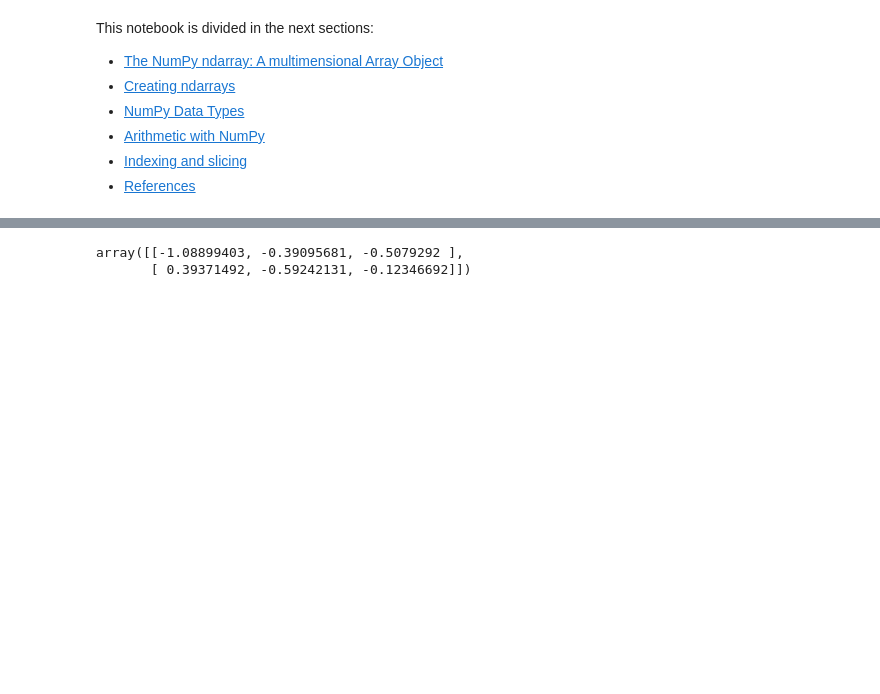
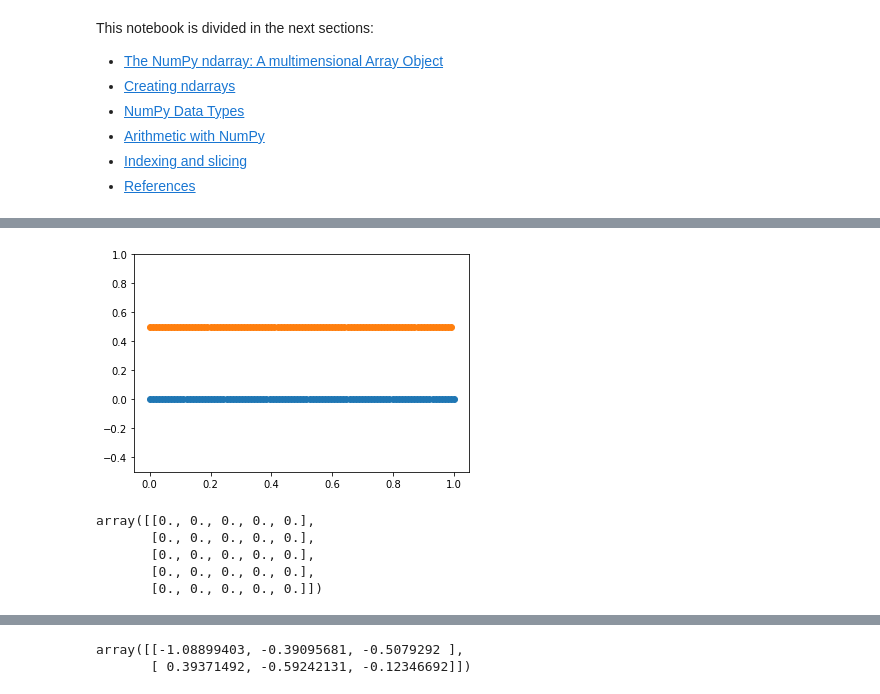
Before and after one commit to vinalyan/Data-Science, a Jupyter notebook: Python/Numpy.ipynb, the cells around one changed output, grey strips where cells are left out. Saved outputs shown, nothing was run; the diff lists cells and outputs as text; code cells hidden in the pictures; blank space fills up the shorter version.

```diff
--- a/Python/Numpy.ipynb
+++ b/Python/Numpy.ipynb
@@ -97,0 +204,23 @@ In order to see the NumPy functionality, we are going to start with a small rand
+# %%
+# In the next plot we can see the differencesb
+import matplotlib.pyplot as plt
+N = 100
+y = np.zeros(N)
+x1 = np.linspace(0, 1, N, endpoint=True)
+x2 = np.linspace(0, 1, N, endpoint=False)
+plt.plot(x1, y, 'o')
+plt.plot(x2, y + 0.5, 'o')
+plt.ylim([-0.5, 1])
+plt.show()
+# %% [output]
+[figure, added]
+# %%
+# Creating a 5x5 array of zeros (an image)
+image = np.zeros((5,5))
+image
+# %% [output]
+array([[0., 0., 0., 0., 0.],
+       [0., 0., 0., 0., 0.],
+       [0., 0., 0., 0., 0.],
+       [0., 0., 0., 0., 0.],
+       [0., 0., 0., 0., 0.]])
```
Also changed, not shown: parts of 37 cells of this notebook.
